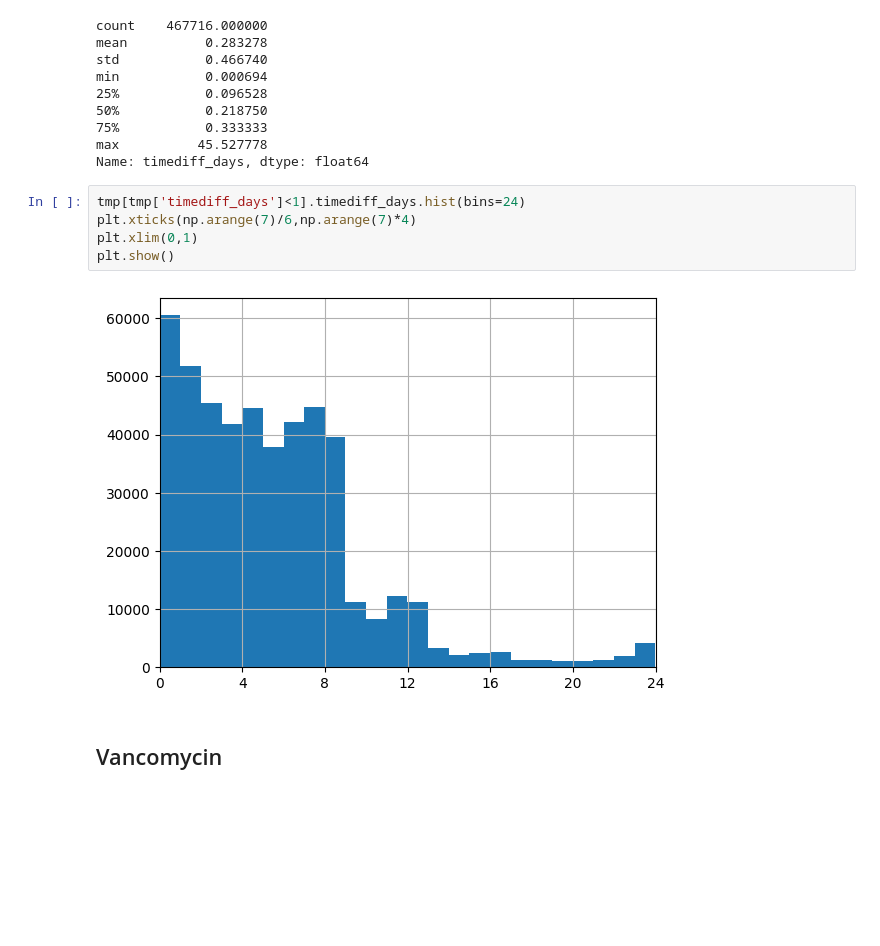
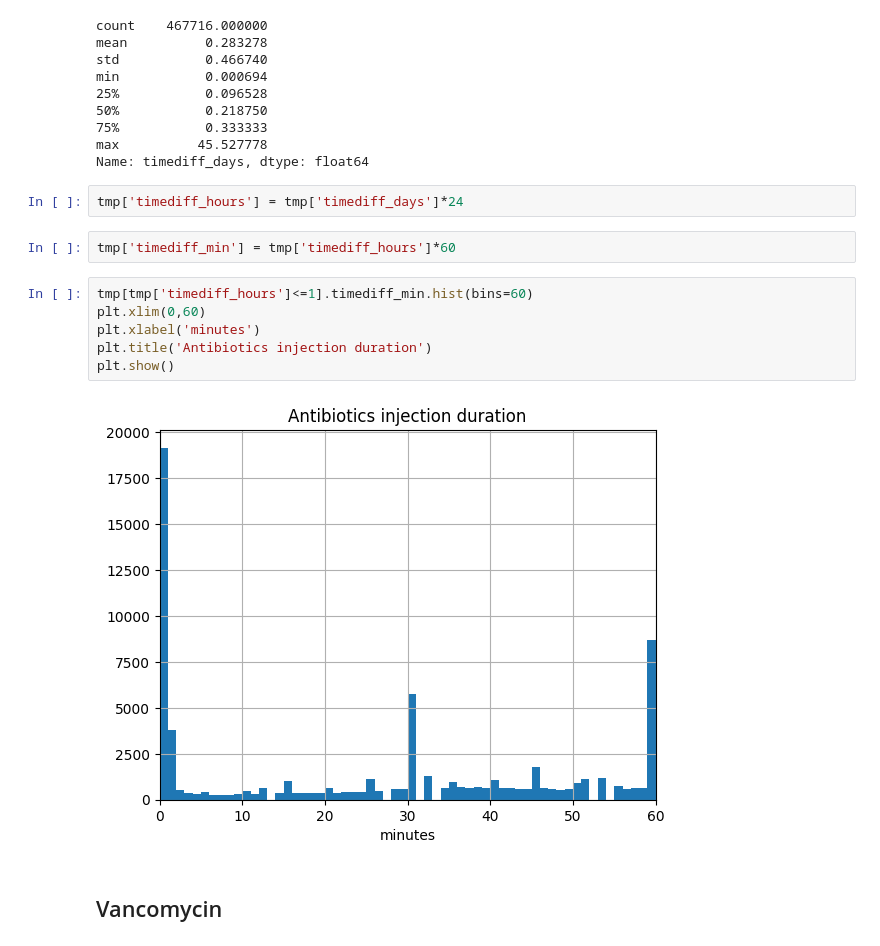
Before and after one commit to cyp-ark/RL-AIAKI, a Jupyter notebook: code/1_EDA.ipynb, the cells around one changed output. Cells and saved outputs as stored; diff of their text form; blank space fills up the shorter version.

```diff
--- a/code/1_EDA.ipynb
+++ b/code/1_EDA.ipynb
@@ -230,13 +248,18 @@ min           0.000694
 75%           0.333333
 max          45.527778
 Name: timediff_days, dtype: float64
-# %%
-tmp[tmp['timediff_days']<1].timediff_days.hist(bins=24)
-plt.xticks(np.arange(7)/6,np.arange(7)*4)
-plt.xlim(0,1)
-plt.show()
-# %% [output]
-[figure, removed]
+# %%
+tmp['timediff_hours'] = tmp['timediff_days']*24
+# %%
+tmp['timediff_min'] = tmp['timediff_hours']*60
+# %%
+tmp[tmp['timediff_hours']<=1].timediff_min.hist(bins=60)
+plt.xlim(0,60)
+plt.xlabel('minutes')
+plt.title('Antibiotics injection duration')
+plt.show()
+# %% [output]
+[figure, added]
 # %% [markdown]
 ## Vancomycin
 # %%
```
Also changed, not shown: parts of 2 cells of this notebook, 5 other files.
